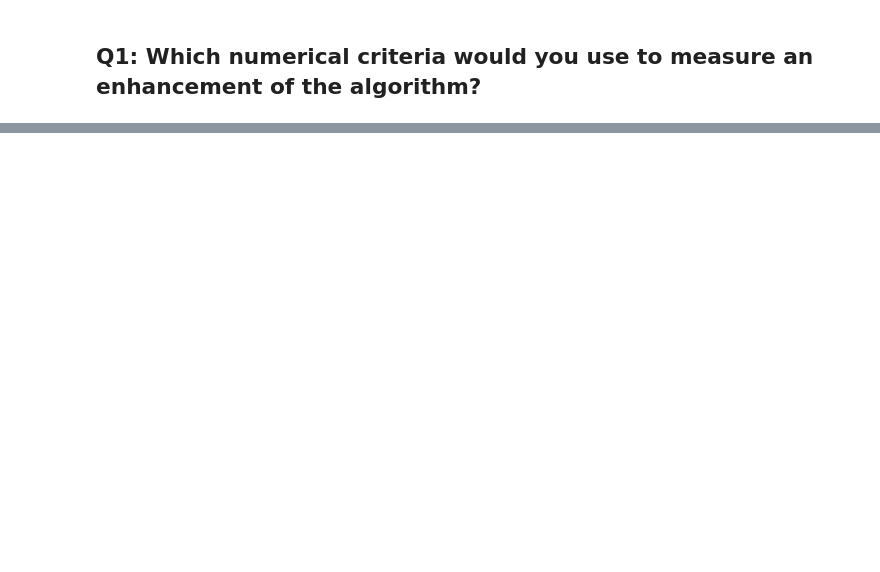
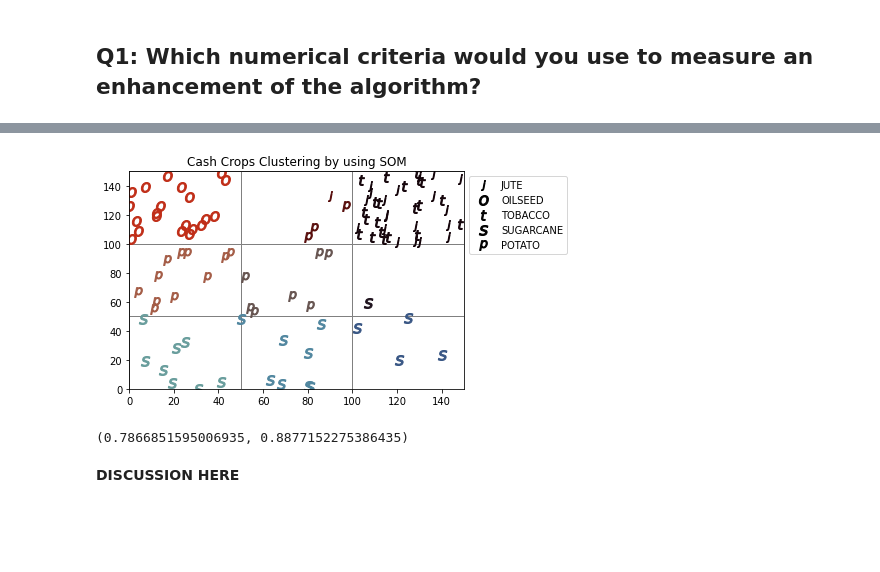
Before and after one commit to gundruke/TMBD-project-3, a Jupyter notebook: Answers.ipynb, the cells around one changed output, grey strips where cells are left out. Cells and saved outputs as stored; diff of their text form; code cells hidden in the pictures; blank space fills up the shorter version.

```diff
--- a/Answers.ipynb
+++ b/Answers.ipynb
@@ -131,0 +171,4 @@ neighborhood_preservation_trustworthiness(1, trunc_data, cd)
+# %%
+visualize_som(som_1_A, joined_df)
+# %% [output]
+[figure, added]
@@ -131,0 +178,8 @@ neighborhood_preservation_trustworthiness(1, trunc_data, cd)
+# %%
+neighborhood_preservation_trustworthiness(1, trunc_data, cd)
+# %% [output]
+(0.7866851595006935, 0.8877152275386435)
+# %% [markdown]
+**DISCUSSION HERE**
+# %% [markdown]
+<br /> <br />
```
Also changed, not shown: parts of 15 cells of this notebook, 4 other files.
